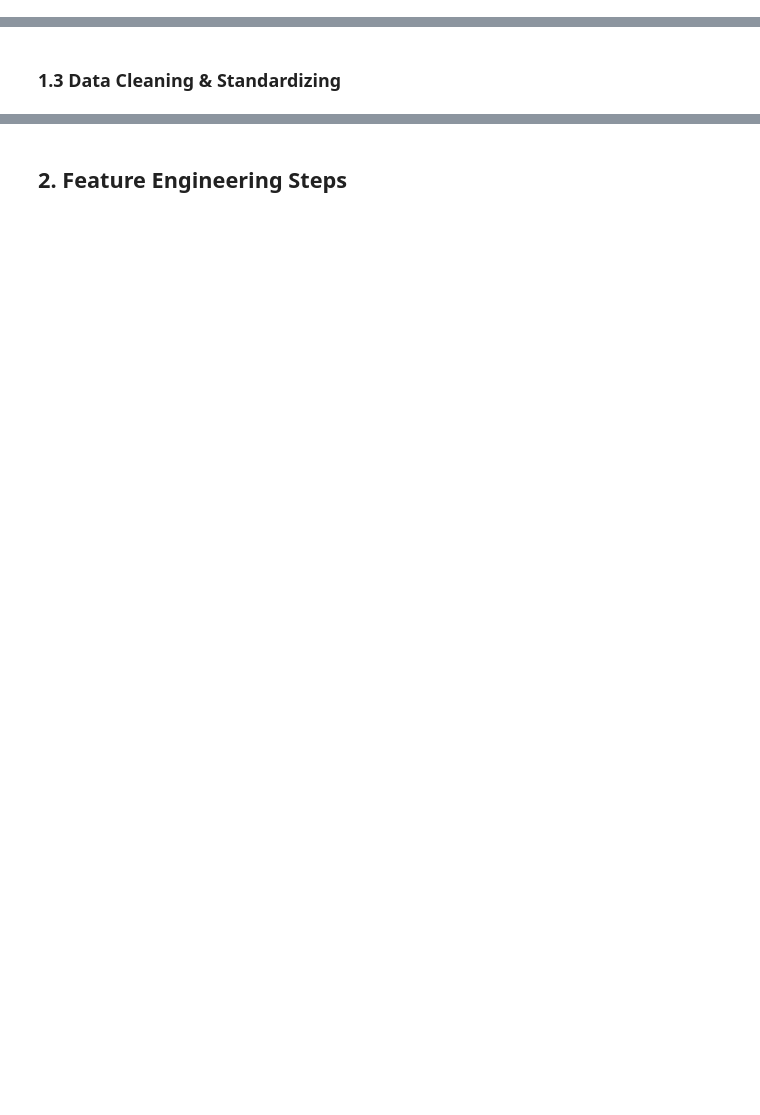
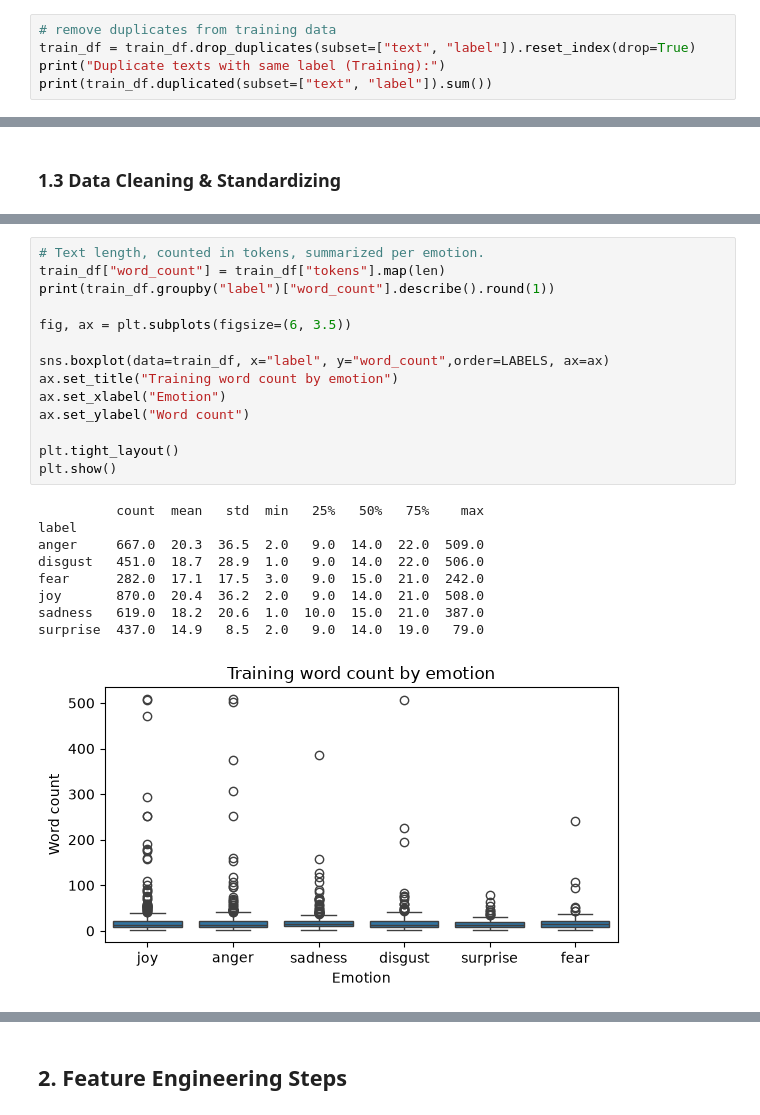
Before and after one commit to 0-Gixty-0/DM2026-Lab2-Exercise, a Jupyter notebook: DM2026-Lab2-Homework.ipynb, the cells around one changed output, grey strips where cells are left out. Cells and saved outputs as stored; diff of their text form; blank space fills up the shorter version.

```diff
--- a/DM2026-Lab2-Homework.ipynb
+++ b/DM2026-Lab2-Homework.ipynb
@@ -195,0 +265,5 @@ Name: count, dtype: int64
+# %%
+# remove duplicates from training data
+train_df = train_df.drop_duplicates(subset=["text", "label"]).reset_index(drop=True)
+print("Duplicate texts with same label (Training):")
+print(train_df.duplicated(subset=["text", "label"]).sum())
@@ -348,0 +433,24 @@ collections.Counter(x for s in train_df.text for x in tokenize(clean_text(s))
+# %%
+# Text length, counted in tokens, summarized per emotion.
+train_df["word_count"] = train_df["tokens"].map(len)
+print(train_df.groupby("label")["word_count"].describe().round(1))
+
+fig, ax = plt.subplots(figsize=(6, 3.5))
+
+sns.boxplot(data=train_df, x="label", y="word_count",order=LABELS, ax=ax)
+ax.set_title("Training word count by emotion")
+ax.set_xlabel("Emotion")
+ax.set_ylabel("Word count")
+
+plt.tight_layout()
+plt.show()
+# %% [output]
+          count  mean   std  min   25%   50%   75%    max
+label
+anger     667.0  20.3  36.5  2.0   9.0  14.0  22.0  509.0
+disgust   451.0  18.7  28.9  1.0   9.0  14.0  22.0  506.0
+fear      282.0  17.1  17.5  3.0   9.0  15.0  21.0  242.0
+joy       870.0  20.4  36.2  2.0   9.0  14.0  21.0  508.0
+sadness   619.0  18.2  20.6  1.0  10.0  15.0  21.0  387.0
+surprise  437.0  14.9   8.5  2.0   9.0  14.0  19.0   79.0
+[figure, added]
```
Also changed, not shown: parts of 19 cells of this notebook.
